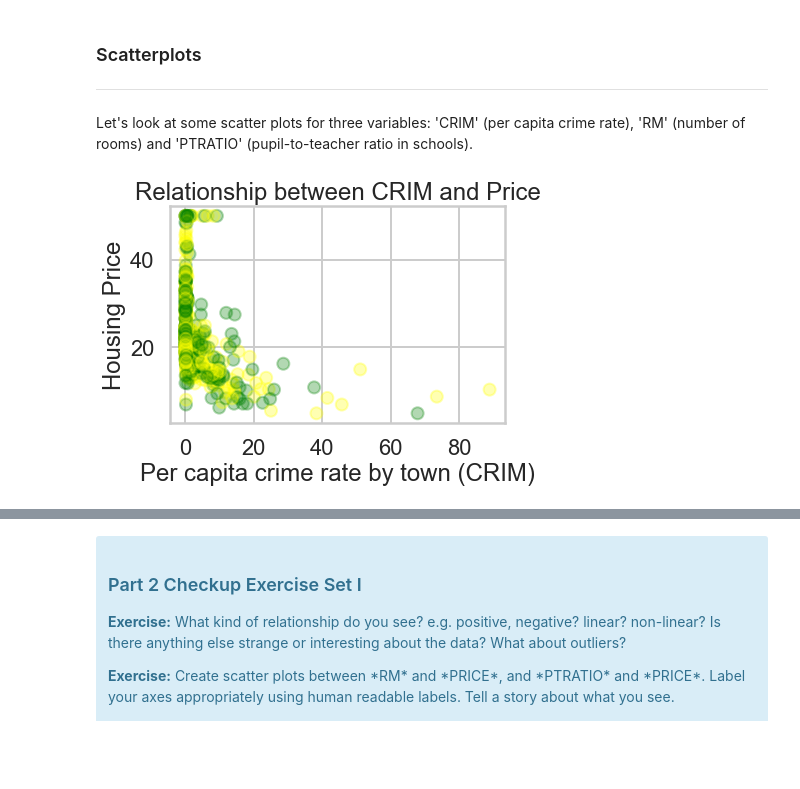
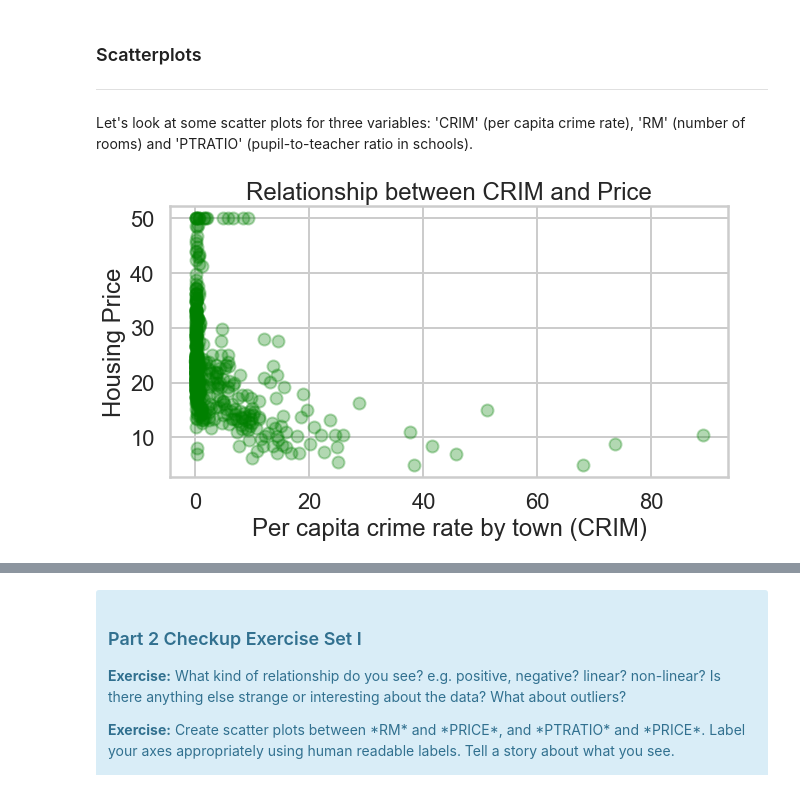
Before and after one commit to vikramlucky/Springboard, a Jupyter notebook: Mini_Projects/linear_regression/Mini_Project_Linear_Regression.ipynb, the cells around one changed output, grey strips where cells are left out. Cells and saved outputs as stored; diff of their text form; code cells hidden in the pictures; blank space fills up the shorter version.

```diff
--- a/Mini_Projects/linear_regression/Mini_Project_Linear_Regression.ipynb
+++ b/Mini_Projects/linear_regression/Mini_Project_Linear_Regression.ipynb
@@ -258,10 +258,11 @@ bos.describe()
 
 Let's look at some scatter plots for three variables: 'CRIM' (per capita crime rate), 'RM' (number of rooms) and 'PTRATIO' (pupil-to-teacher ratio in schools).
 # %%
-plt.scatter(bos['CRIM'],bos['PRICE'], color = ['yellow', 'green'], alpha = 0.3)
+plt.figure(figsize=(10,5))
+plt.scatter(bos['CRIM'], bos['PRICE'], color = 'green', alpha = 0.3)
 plt.xlabel("Per capita crime rate by town (CRIM)")
 plt.ylabel("Housing Price")
 plt.title("Relationship between CRIM and Price")
 plt.show()
 # %% [output]
-[figure, old version]
+[figure, new version]
```
Also changed, not shown: parts of 52 cells of this notebook, 4 other files.
